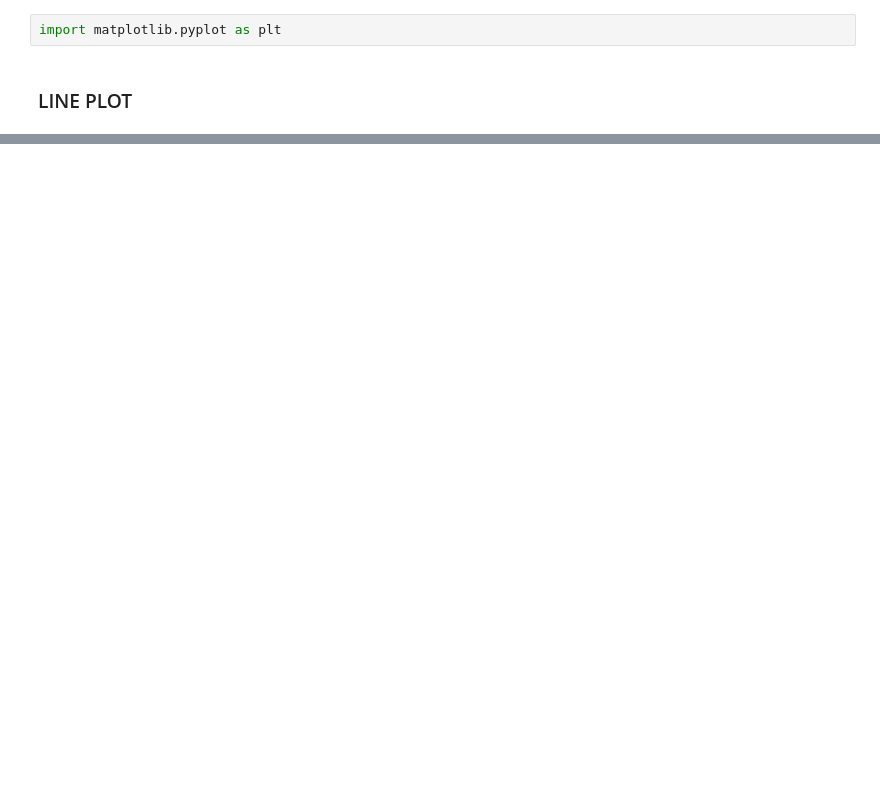
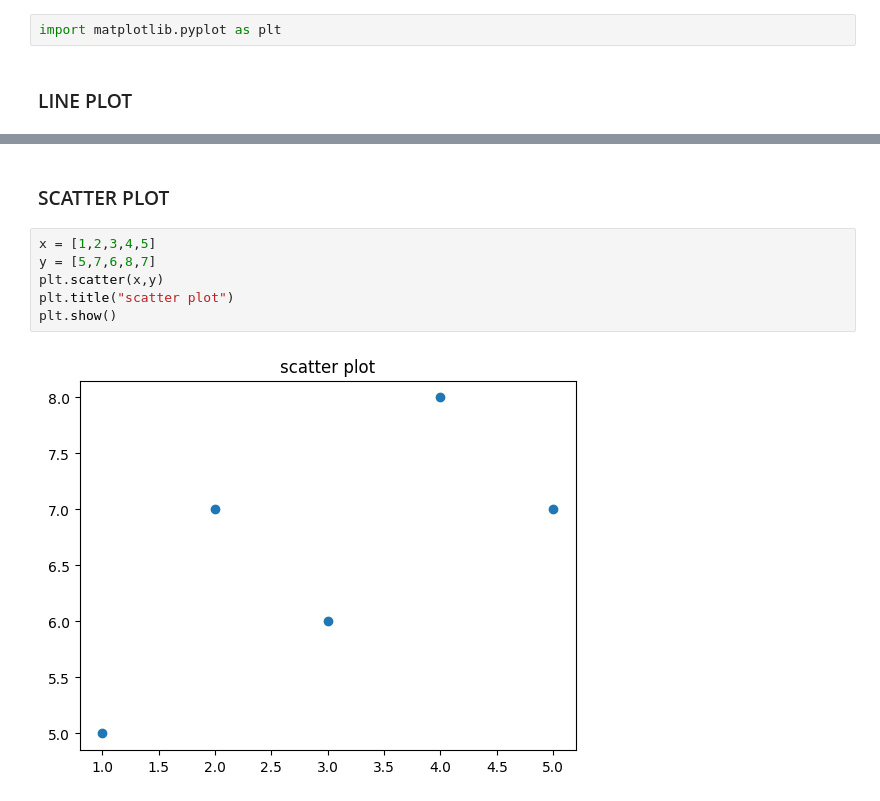
Before and after one commit to shaguntembhurne/MACHINE-LEARNING-, a Jupyter notebook: matplot_basics.ipynb, the cells around one changed output, grey strips where cells are left out. Saved outputs shown, nothing was run; the diff lists cells and outputs as text; blank space fills up the shorter version.

```diff
--- a/matplot_basics.ipynb
+++ b/matplot_basics.ipynb
@@ -16,0 +28,10 @@ plt.show()
+# %% [markdown]
+### SCATTER PLOT
+# %%
+x = [1,2,3,4,5]
+y = [5,7,6,8,7]
+plt.scatter(x,y)
+plt.title("scatter plot")
+plt.show()
+# %% [output]
+[figure, added]
```
Also changed, not shown: parts of 9 cells of this notebook.
